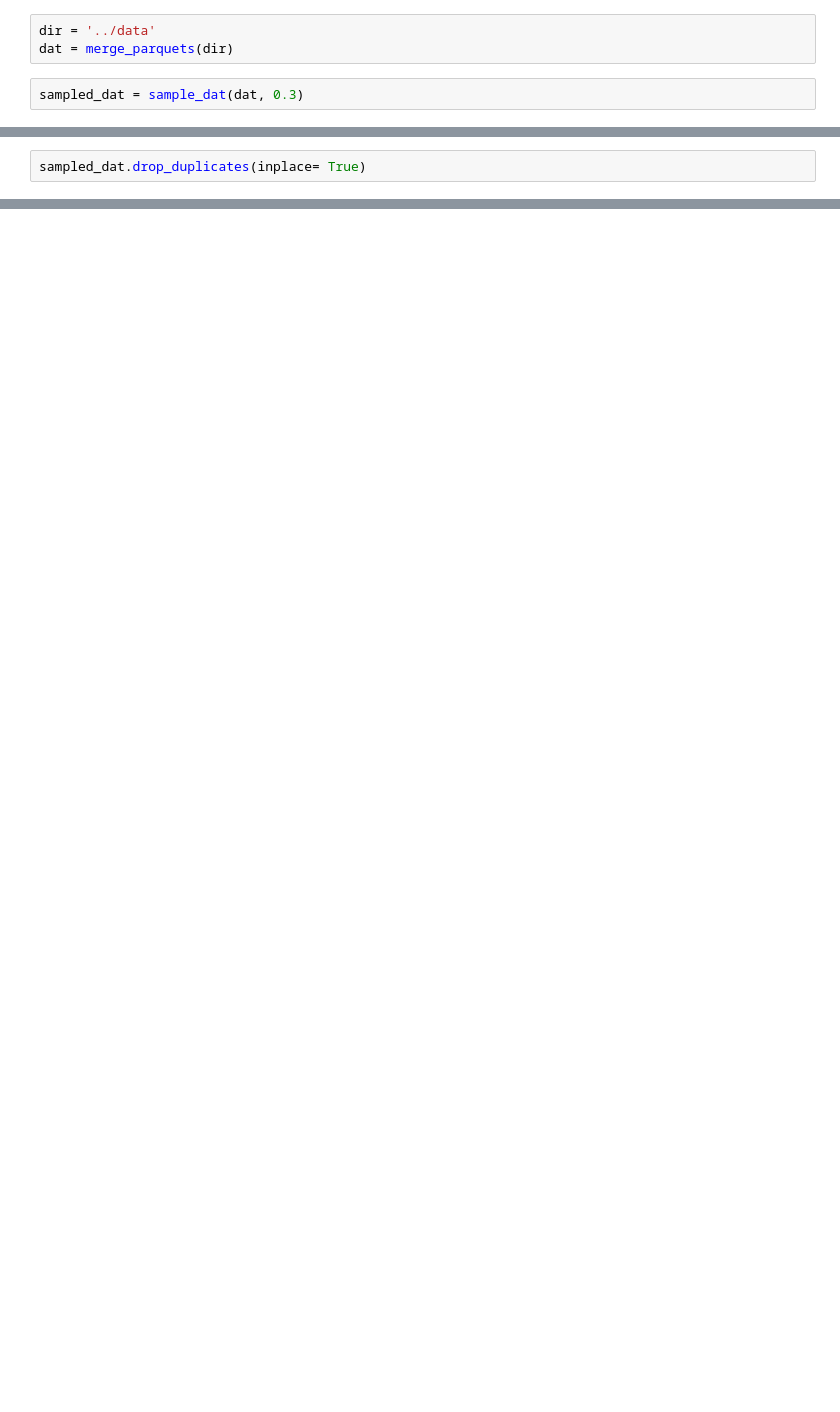
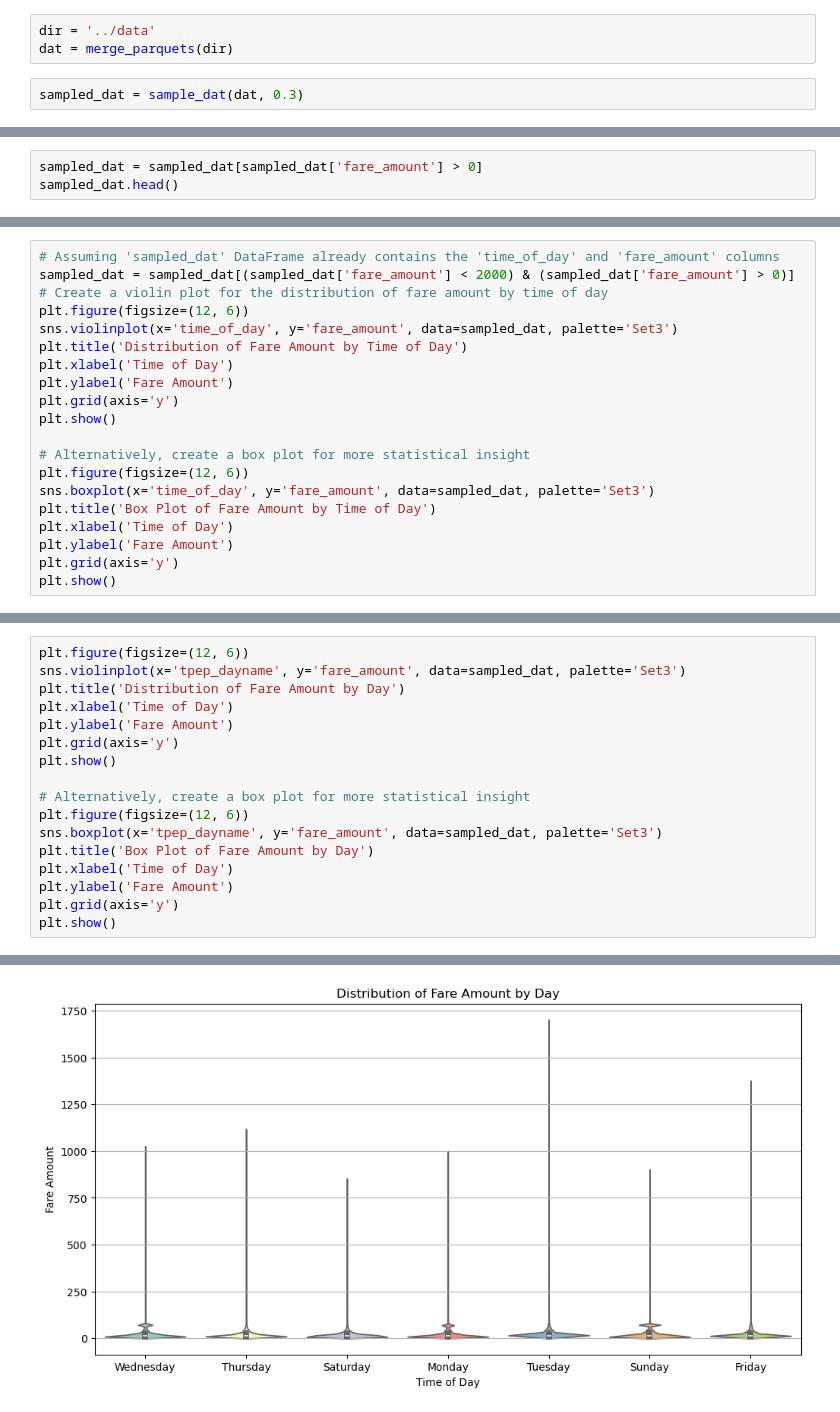
Before and after one commit to alexanderpegoto/DS1007_FinalProject, a Jupyter notebook: code/jiwoo_local.ipynb, the cells around one changed output, grey strips where cells are left out. Drawn from its saved outputs; the diff is of its cells as text; blank space fills up the shorter version.

```diff
--- a/code/jiwoo_local.ipynb
+++ b/code/jiwoo_local.ipynb
@@ -51,2 +13,0 @@ dtype: int64
-# %%
-sampled_dat.drop_duplicates(inplace= True)
@@ -73,0 +20,3 @@ sampled_dat[list(sampled_dat.columns[:-1])]
+# %%
+sampled_dat = sampled_dat[sampled_dat['fare_amount'] > 0]
+sampled_dat.head()
@@ -73,0 +55,20 @@ sampled_dat[list(sampled_dat.columns[:-1])]
+# %%
+# Assuming 'sampled_dat' DataFrame already contains the 'time_of_day' and 'fare_amount' columns
+sampled_dat = sampled_dat[(sampled_dat['fare_amount'] < 2000) & (sampled_dat['fare_amount'] > 0)]
+# Create a violin plot for the distribution of fare amount by time of day
+plt.figure(figsize=(12, 6))
+sns.violinplot(x='time_of_day', y='fare_amount', data=sampled_dat, palette='Set3')
+plt.title('Distribution of Fare Amount by Time of Day')
+plt.xlabel('Time of Day')
+plt.ylabel('Fare Amount')
+plt.grid(axis='y')
+plt.show()
+
+# Alternatively, create a box plot for more statistical insight
+plt.figure(figsize=(12, 6))
+sns.boxplot(x='time_of_day', y='fare_amount', data=sampled_dat, palette='Set3')
+plt.title('Box Plot of Fare Amount by Time of Day')
+plt.xlabel('Time of Day')
+plt.ylabel('Fare Amount')
+plt.grid(axis='y')
+plt.show()
@@ -73,0 +84,18 @@ sampled_dat[list(sampled_dat.columns[:-1])]
+# %%
+plt.figure(figsize=(12, 6))
+sns.violinplot(x='tpep_dayname', y='fare_amount', data=sampled_dat, palette='Set3')
+plt.title('Distribution of Fare Amount by Day')
+plt.xlabel('Time of Day')
+plt.ylabel('Fare Amount')
+plt.grid(axis='y')
+plt.show()
+
+# Alternatively, create a box plot for more statistical insight
+plt.figure(figsize=(12, 6))
+sns.boxplot(x='tpep_dayname', y='fare_amount', data=sampled_dat, palette='Set3')
+plt.title('Box Plot of Fare Amount by Day')
+plt.xlabel('Time of Day')
+plt.ylabel('Fare Amount')
+plt.grid(axis='y')
+plt.show()
+# %% [output]
@@ -73,0 +105 @@ sampled_dat[list(sampled_dat.columns[:-1])]
+[figure, added]
```
Also changed, not shown: parts of 18 cells of this notebook.
